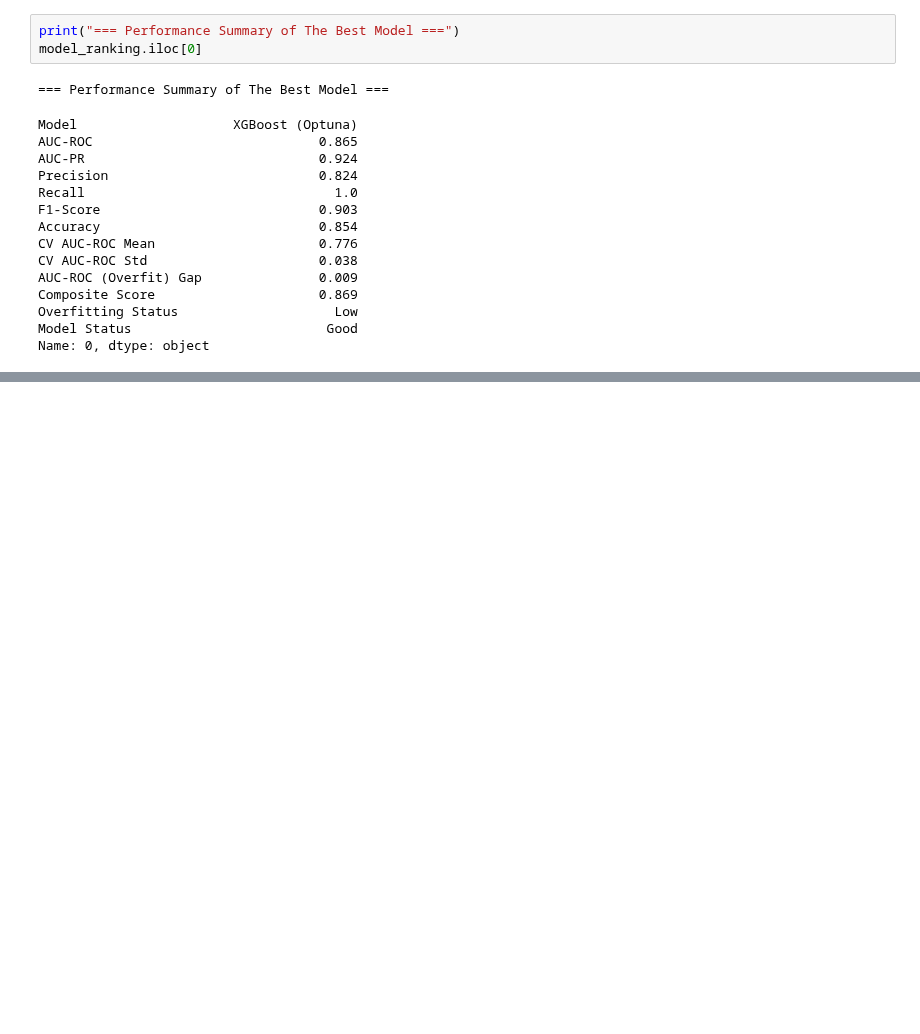
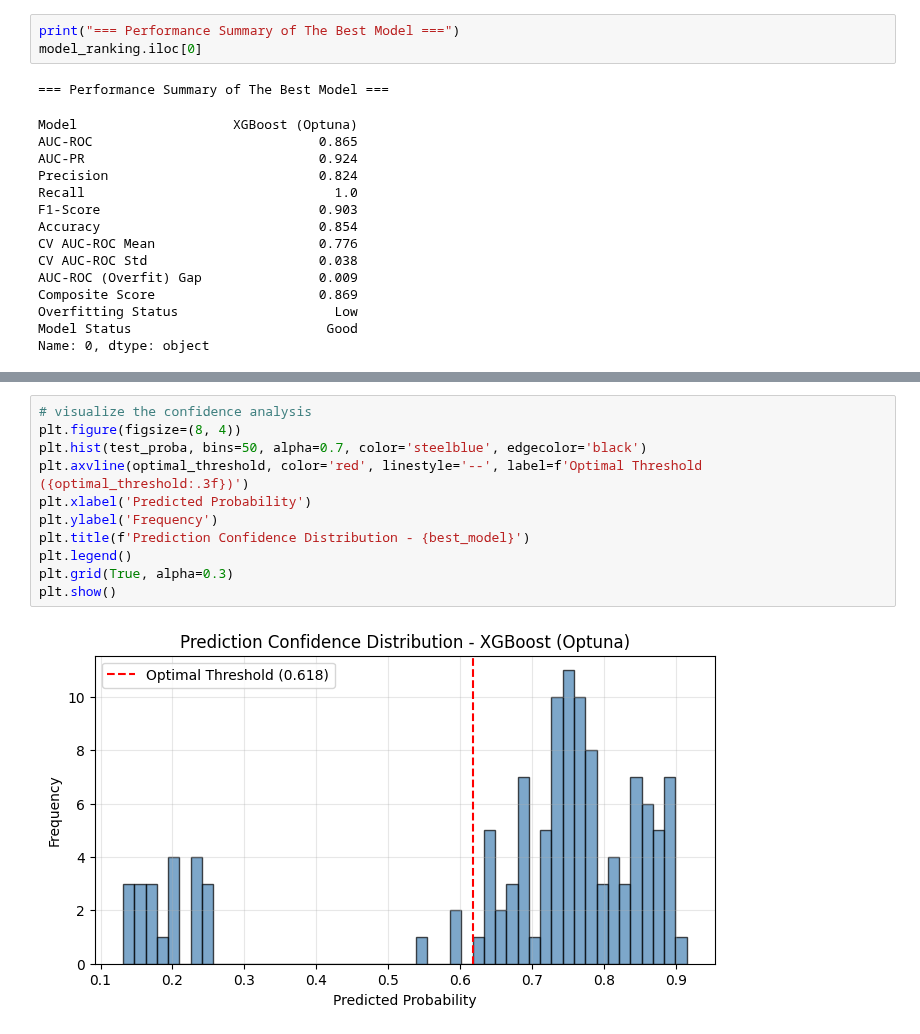
Before and after one commit to tshihab07/Intelligent-Loan-Approval-Prediction-System, a Jupyter notebook: notebookes/model_SelectionAndAnalysis.ipynb, the cells around one changed output, grey strips where cells are left out. Saved outputs shown, nothing was run; the diff lists cells and outputs as text; blank space fills up the shorter version.

```diff
--- a/notebookes/model_SelectionAndAnalysis.ipynb
+++ b/notebookes/model_SelectionAndAnalysis.ipynb
@@ -444,0 +491,13 @@ Name: 0, dtype: object
+# %%
+# visualize the confidence analysis
+plt.figure(figsize=(8, 4))
+plt.hist(test_proba, bins=50, alpha=0.7, color='steelblue', edgecolor='black')
+plt.axvline(optimal_threshold, color='red', linestyle='--', label=f'Optimal Threshold ({optimal_threshold:.3f})')
+plt.xlabel('Predicted Probability')
+plt.ylabel('Frequency')
+plt.title(f'Prediction Confidence Distribution - {best_model}')
+plt.legend()
+plt.grid(True, alpha=0.3)
+plt.show()
+# %% [output]
+[figure, added]
```
Also changed, not shown: parts of 7 cells of this notebook.
